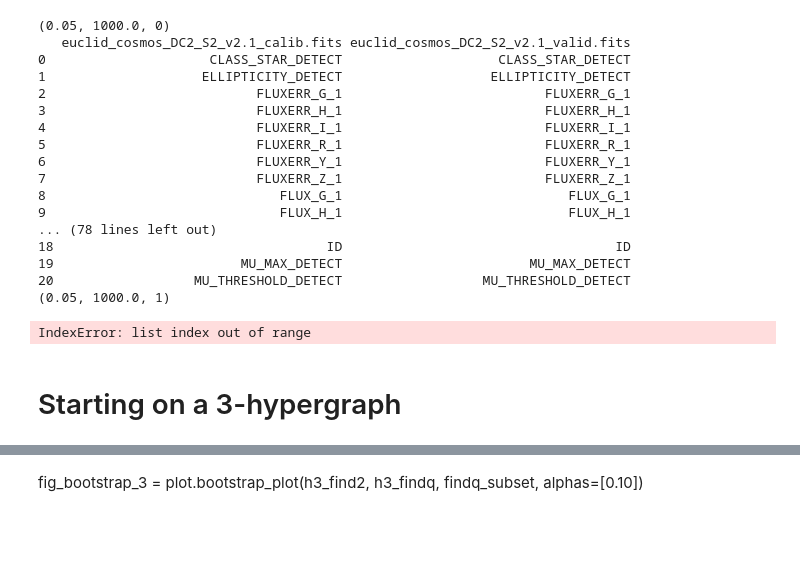
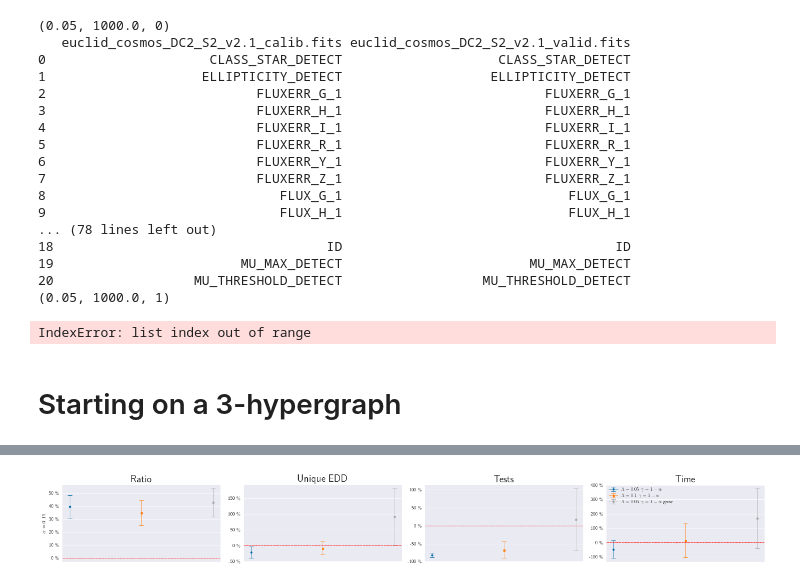
Before and after one commit to ayllon/MatchBox, a Jupyter notebook: notebooks/results-dc2.ipynb, the cells around one changed output, grey strips where cells are left out. Cells and saved outputs as stored; diff of their text form; code cells hidden in the pictures; blank space fills up the shorter version.

Commit message:
Recreate plots for figshare

```diff
--- a/notebooks/results-dc2.ipynb
+++ b/notebooks/results-dc2.ipynb
@@ -1,27 +1,27 @@
 # %%
 %matplotlib inline
 import matplotlib.pyplot as plt
-from matplotlib import gridspec
-from matplotlib import cm
 
+import plot
 from results import load_results, general_stats, pretty_highest_ind
-import plot
 
 plt.style.use('seaborn')
 plt.style.use('seaborn-paper')
 plt.style.use('tableau-colorblind10')
 plt.rcParams.update({
-    'figure.figsize': (4.8, 3),
+    'figure.figsize': (7.2, 3.5),
     'text.usetex': True,
-    'font.size': 10,
-    'ytick.labelsize': 6,
-    'xtick.labelsize': 6,
-    'axes.labelsize': 10,
-    'legend.fontsize': 10,
-    'lines.markersize': 5,
-    'lines.linewidth': 1,
-    'errorbar.capsize': 2
+    'legend.borderpad': 0,
+    'xtick.bottom': True,
+    'xtick.major.size': 2,
+    'xtick.minor.size': 1,
+    'lines.markersize': 3,
+    'lines.linewidth': 0.5,
+    'errorbar.capsize': 4,
+    'lines.markeredgewidth': 0.8
 })
+
+style_cycler = plot.StyleCycler(['o', 's', 'D', '*'], ['--'],  plt.rcParams['axes.prop_cycle'])
 # %% [markdown]
 # Starting on a 2-hypergraph
 # %%
@@ -112,2 +123,4 @@ h3_stats
-# %% [markdown]
-fig_bootstrap_3 = plot.bootstrap_plot(h3_find2, h3_findq, findq_subset, alphas=[0.10])
+# %%
+fig_bootstrap_3 = plot.bootstrap_plot(h3_find2, h3_findq, [(0.05, 1.00, 0), (0.10, 1.00, 0), (0.05, 1.00, 1)], alphas=[0.15])
+# %% [output]
+[figure, added]
```
Also changed, not shown: parts of 8 cells of this notebook, 2 other files.
